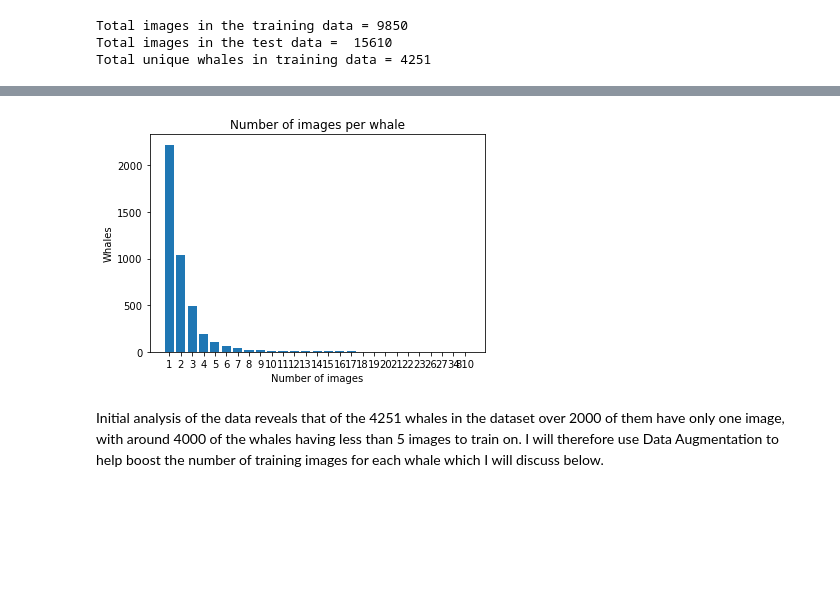
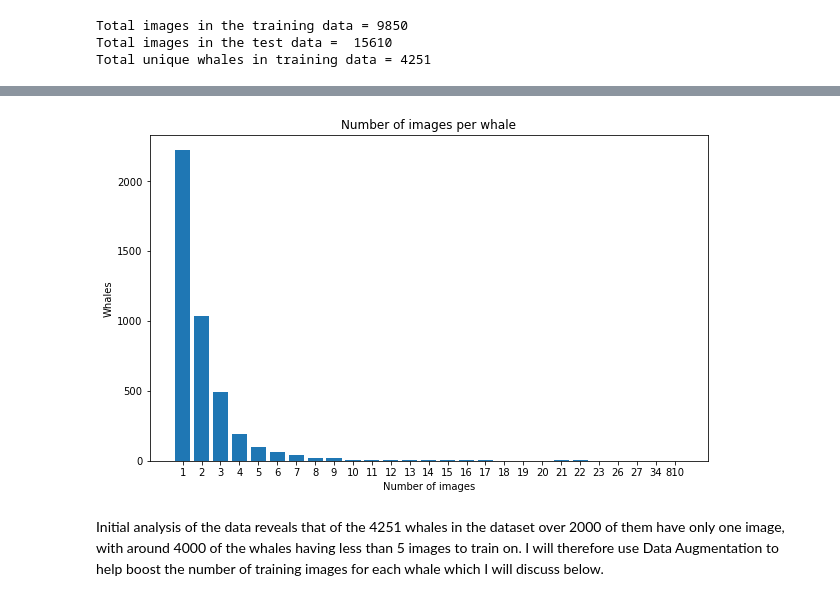
Before and after one commit to Bonz07/MachineLearningNanodegree, a Jupyter notebook: projects/capstone/capstone.ipynb, the cells around one changed output, grey strips where cells are left out. Saved outputs shown, nothing was run; the diff lists cells and outputs as text; code cells hidden in the pictures; blank space fills up the shorter version.

```diff
--- a/projects/capstone/capstone.ipynb
+++ b/projects/capstone/capstone.ipynb
@@ -72,18 +72,19 @@ I will first look to pre-process the data to standardise the size, colour and pr
 # %%
 import math
 from collections import Counter
 
 buckets = Counter(training_df['Id'].value_counts().values)
 
+plt.figure(figsize=(10, 6))
 plt.bar(range(len(buckets)), list(buckets.values())[::-1])
 plt.xticks(range(len(buckets)), list(buckets.keys())[::-1])
 plt.title("Number of images per whale")
 plt.xlabel('Number of images')
 plt.ylabel('Whales')
 
 plt.show()
 # %% [output]
-[figure, old version]
+[figure, new version]
 # %% [markdown]
 Initial analysis of the data reveals that of the 4251 whales in the dataset over 2000 of them have only one image, with around 4000 of the whales having less than 5 images to train on. I will therefore use Data Augmentation to help boost the number of training images for each whale which I will discuss below.
 # %%
```
Also changed, not shown: parts of 6 cells of this notebook.
